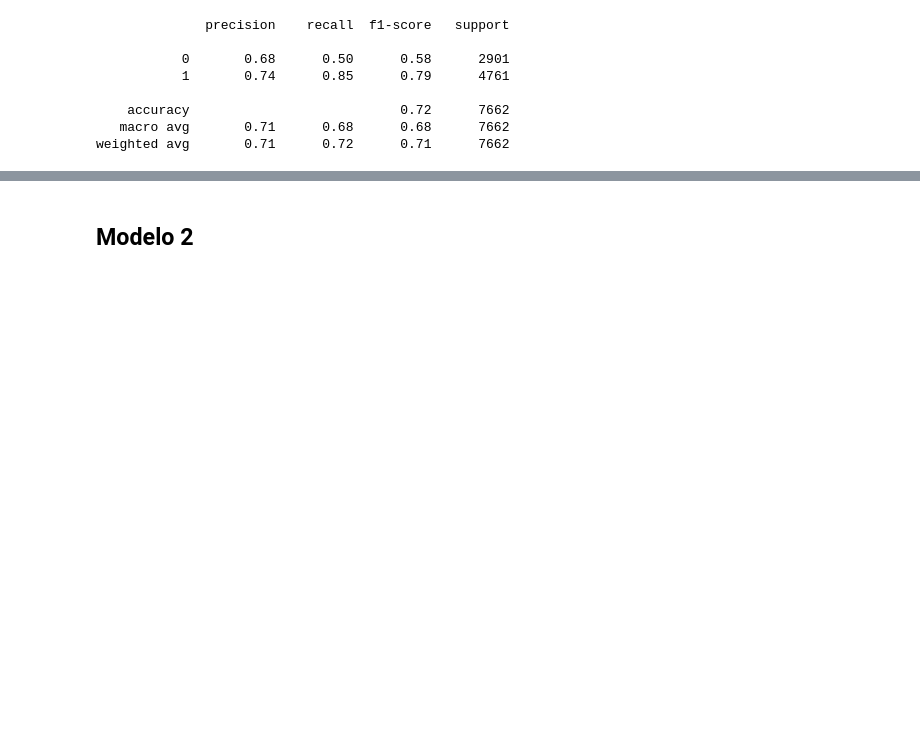
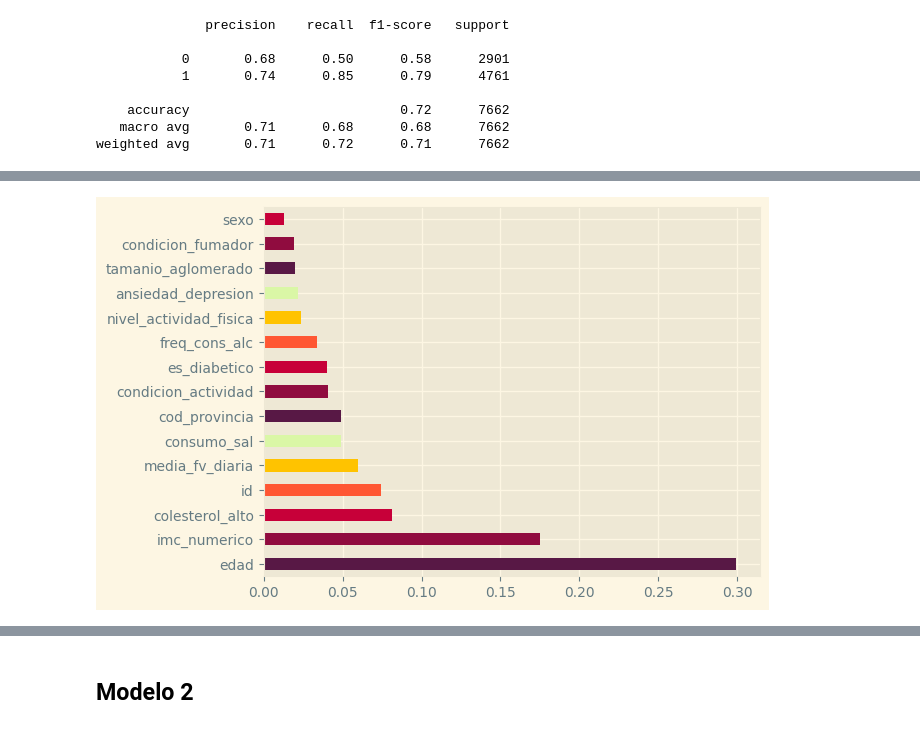
Before and after one commit to Data-Science-YPF/factores_riesgo, a Jupyter notebook: ModelosClasificacion.ipynb, the cells around one changed output, grey strips where cells are left out. Cells and saved outputs as stored; diff of their text form; code cells hidden in the pictures; blank space fills up the shorter version.

Commit message:
Grafico importancia de caracteristicas

```diff
--- a/ModelosClasificacion.ipynb
+++ b/ModelosClasificacion.ipynb
@@ -181,0 +179,8 @@ array([0.07442734, 0.04869944, 0.01991653, 0.01264889, 0.2992866 ,
+# %%
+# Grafico las feature importances para saber cuales de mis caracteristicas seleccionadas tuvieron mas peso (a futuro podrian eliminarse aquellas que no para talvez optimizar los parametros)
+feat_importances = pd.Series(feat , index=X.columns)
+feat_importances.nlargest(20).plot(kind='barh',  color=['#581845','#900C3F','#C70039','#FF5733','#FFC300','#DAF7A6'])
+plt.style.use('Solarize_Light2')
+plt.show()
+# %% [output]
+[figure, added]
```
Also changed, not shown: parts of 4 cells of this notebook.
